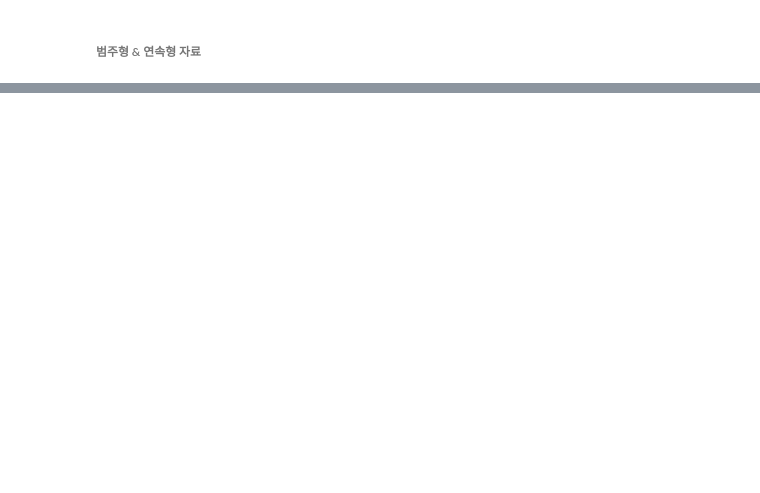
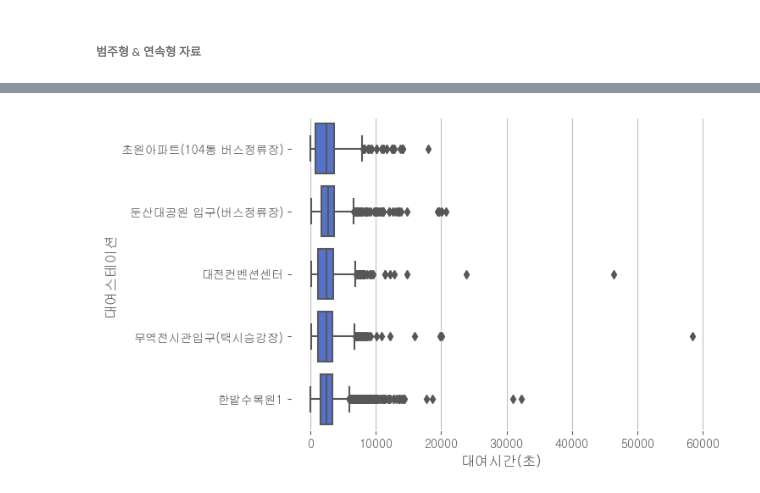
Before and after one commit to haebzzzang/dachungcam, a Jupyter notebook: 2week/2week.ipynb, the cells around one changed output, grey strips where cells are left out. Cells and saved outputs as stored; diff of their text form; code cells hidden in the pictures; blank space fills up the shorter version.

```diff
--- a/2week/2week.ipynb
+++ b/2week/2week.ipynb
@@ -440,0 +475,11 @@ plt.show()
+# %%
+ax = sns.boxplot(x = '대여시간_초', y = '대여스테이션_이름', data = df_sub, color = 'royalblue')
+
+ax.set_xlabel('대여시간(초)')
+ax.set_ylabel('대여스테이션')
+ax.set_facecolor('white')
+ax.grid(True, axis = 'x', color = 'silver')
+ax.invert_yaxis()
+plt.show()
+# %% [output]
+[figure, added]
```
Also changed, not shown: parts of 33 cells of this notebook.
